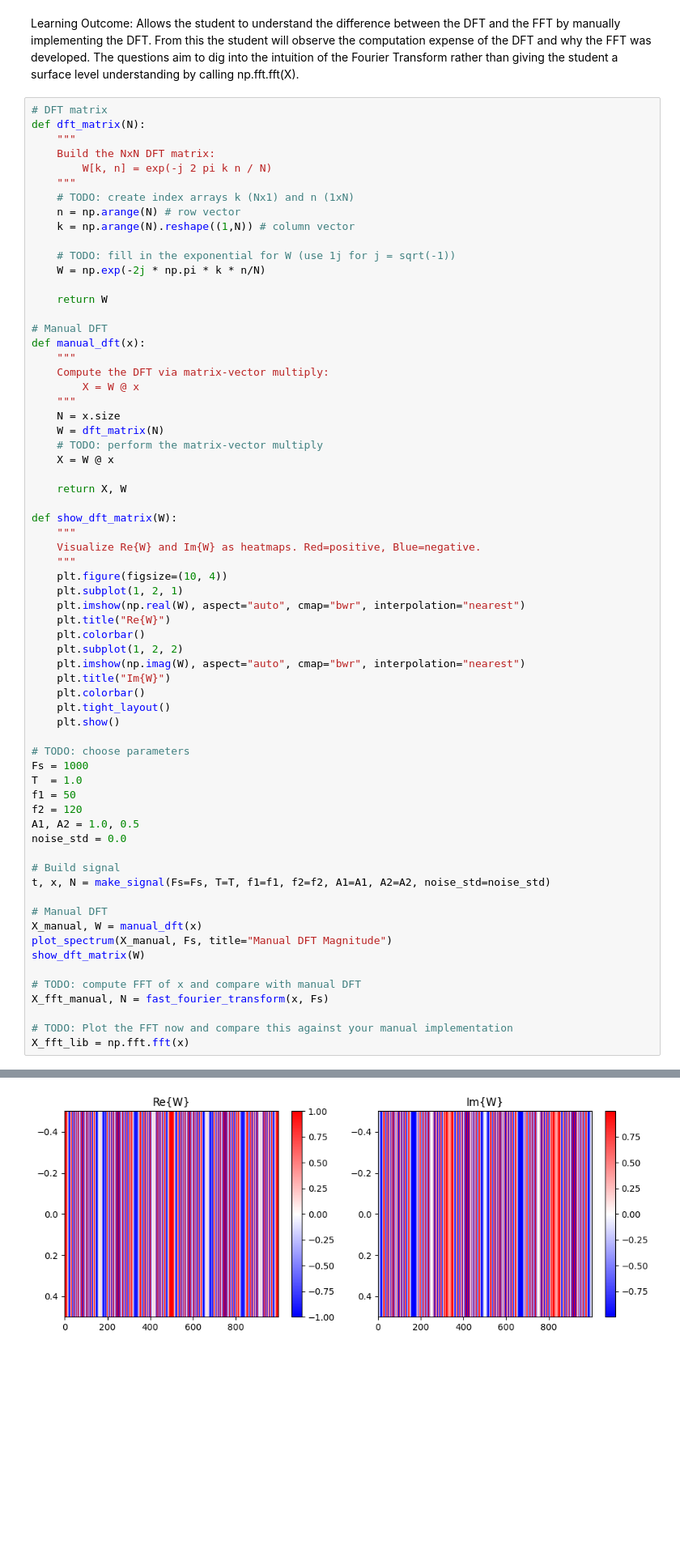
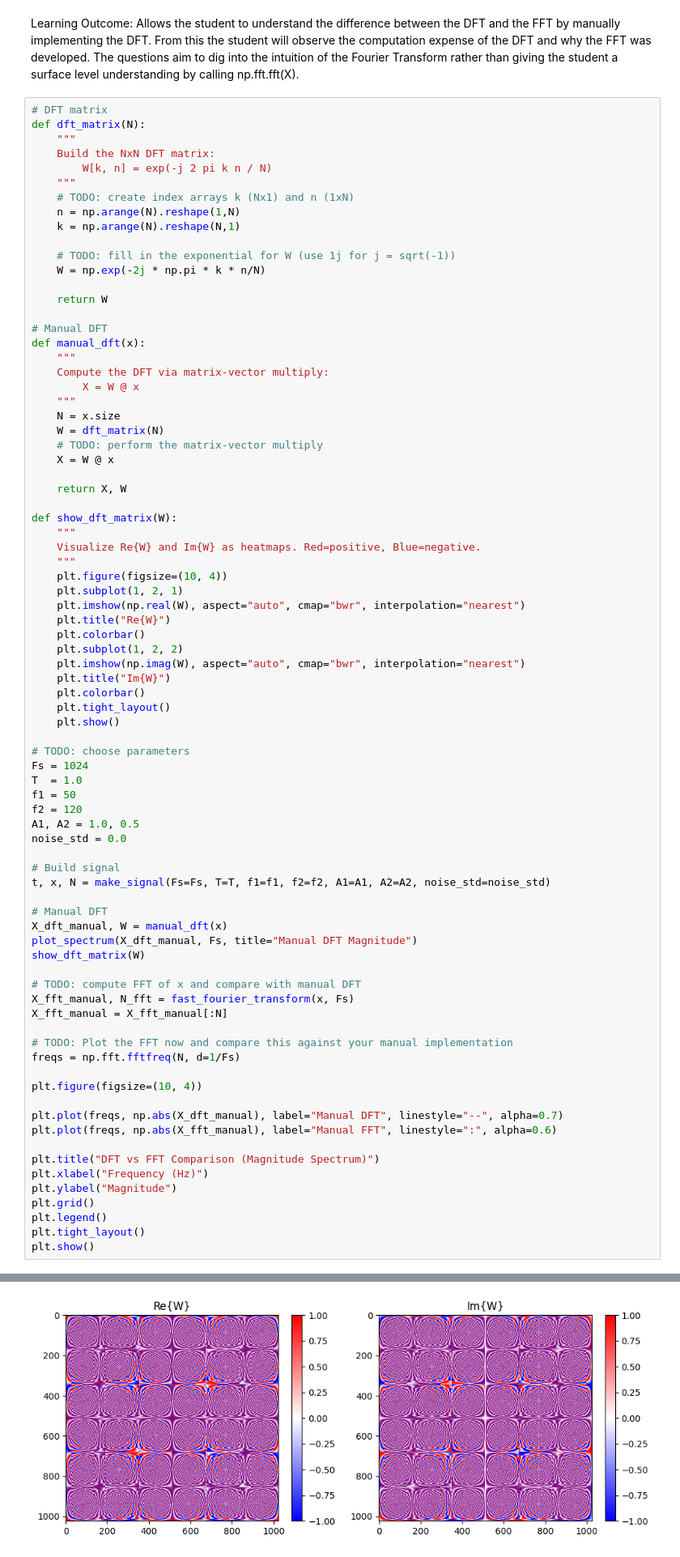
Before and after one commit to JoshClaassen02/DigitalSignalProcessing, a Jupyter notebook: Lab1/lab1_boilercode.ipynb, the cells around one changed output, grey strips where cells are left out. Shown at 81% size. Drawn from its saved outputs; the diff is of its cells as text; blank space fills up the shorter version.

```diff
--- a/Lab1/lab1_boilercode.ipynb
+++ b/Lab1/lab1_boilercode.ipynb
@@ -160,8 +165,8 @@ def dft_matrix(N):
         W[k, n] = exp(-j 2 pi k n / N)
     """
     # TODO: create index arrays k (Nx1) and n (1xN)
-    n = np.arange(N) # row vector
-    k = np.arange(N).reshape((1,N)) # column vector
+    n = np.arange(N).reshape(1,N)
+    k = np.arange(N).reshape(N,1)
 
     # TODO: fill in the exponential for W (use 1j for j = sqrt(-1))
     W = np.exp(-2j * np.pi * k * n/N)
@@ -198,7 +203,7 @@ def show_dft_matrix(W):
     plt.show()
 
 # TODO: choose parameters
-Fs = 1000
+Fs = 1024
 T  = 1.0
 f1 = 50
 f2 = 120
@@ -209,13 +214,27 @@ noise_std = 0.0
 t, x, N = make_signal(Fs=Fs, T=T, f1=f1, f2=f2, A1=A1, A2=A2, noise_std=noise_std)
 
 # Manual DFT
-X_manual, W = manual_dft(x)
-plot_spectrum(X_manual, Fs, title="Manual DFT Magnitude")
+X_dft_manual, W = manual_dft(x)
+plot_spectrum(X_dft_manual, Fs, title="Manual DFT Magnitude")
 show_dft_matrix(W)
 
 # TODO: compute FFT of x and compare with manual DFT
-X_fft_manual, N = fast_fourier_transform(x, Fs)
+X_fft_manual, N_fft = fast_fourier_transform(x, Fs)
+X_fft_manual = X_fft_manual[:N]
 
 # TODO: Plot the FFT now and compare this against your manual implementation
-X_fft_lib = np.fft.fft(x)
+freqs = np.fft.fftfreq(N, d=1/Fs)
+
+plt.figure(figsize=(10, 4))
+
+plt.plot(freqs, np.abs(X_dft_manual), label="Manual DFT", linestyle="--", alpha=0.7)
+plt.plot(freqs, np.abs(X_fft_manual), label="Manual FFT", linestyle=":", alpha=0.6)
+
+plt.title("DFT vs FFT Comparison (Magnitude Spectrum)")
+plt.xlabel("Frequency (Hz)")
+plt.ylabel("Magnitude")
+plt.grid()
+plt.legend()
+plt.tight_layout()
+plt.show()
 # %% [output]
@@ -223 +242 @@ X_fft_lib = np.fft.fft(x)
-[figure, old version]
+[figure, new version]
```
Also changed, not shown: parts of 3 cells of this notebook.
